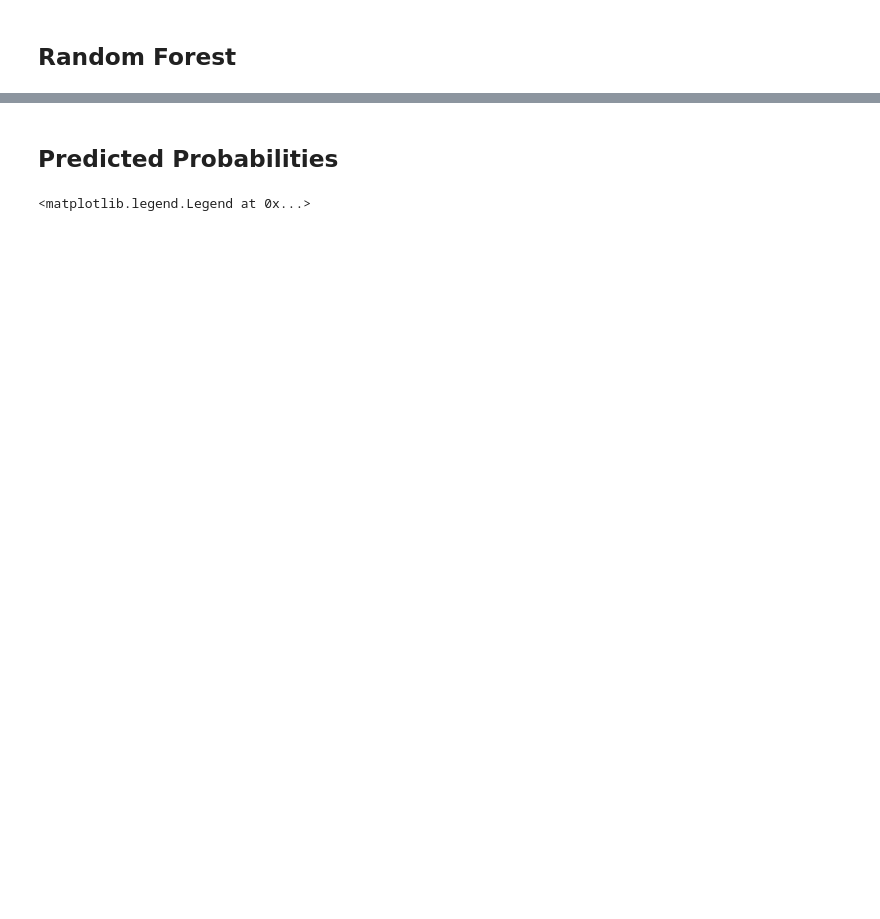
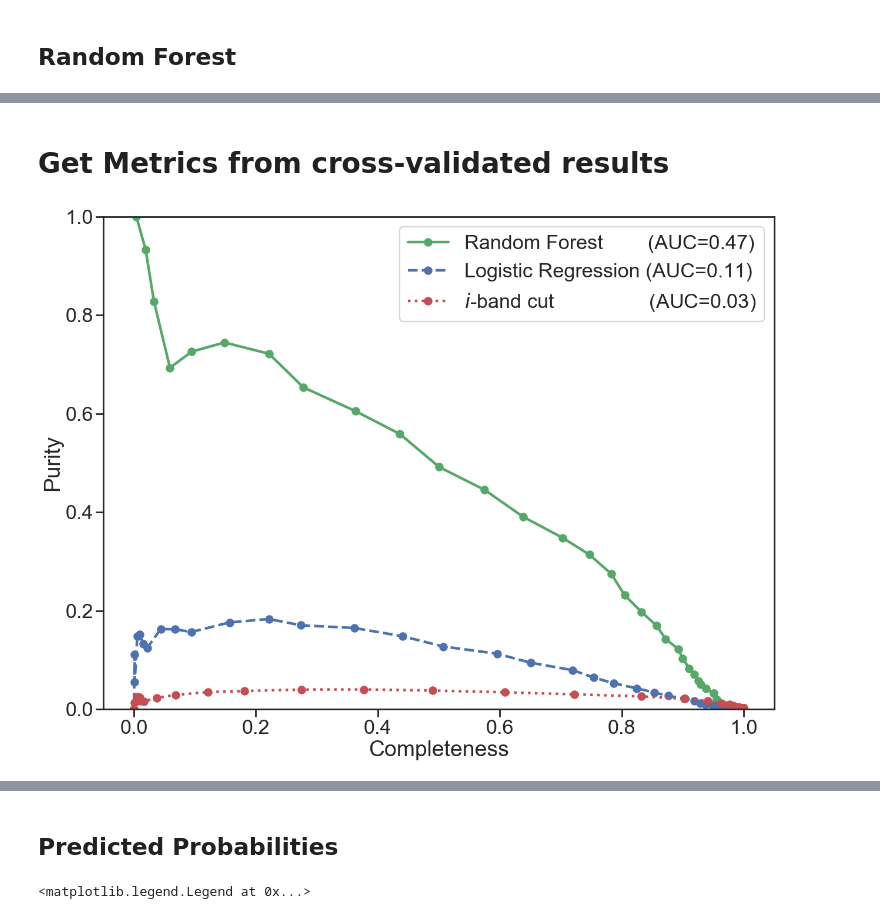
Before and after one commit to yluo54301/dwarf_photo-z, a Jupyter notebook: dwarfz/catalog_only_classifier/classifier_comparison.ipynb, the cells around one changed output, grey strips where cells are left out. Cells and saved outputs as stored; diff of their text form; code cells hidden in the pictures; blank space fills up the shorter version.

Commit message:
update analysis notebooks to thesis version

```diff
--- a/dwarfz/catalog_only_classifier/classifier_comparison.ipynb
+++ b/dwarfz/catalog_only_classifier/classifier_comparison.ipynb
@@ -489,0 +339,2 @@ plt.legend(loc="best")
+# %% [markdown]
+# Get Metrics from cross-validated results
@@ -489,0 +395,19 @@ plt.legend(loc="best")
+# %%
+purities_RF = get_purities("RF_prob")
+completenesses_RF = get_completenesses("RF_prob")
+TPR_RF = completenesses_RF
+FPR_RF = get_FPRs("RF_prob")
+object_density_RF = get_selected_object_density("RF_prob")
+
+
+purities_LR = get_purities("LR_prob")
+completenesses_LR = get_completenesses("LR_prob")
+TPR_LR = completenesses_LR
+FPR_LR = get_FPRs("LR_prob")
+object_density_LR = get_selected_object_density("LR_prob")
+
+purities_i_mag = get_purities("i_mag_prob")
+completenesses_i_mag = get_completenesses("i_mag_prob")
+TPR_i_mag = completenesses_i_mag
+FPR_i_mag = get_FPRs("i_mag_prob")
+object_density_i_mag = get_selected_object_density("i_mag_prob")
@@ -489,0 +417,35 @@ plt.legend(loc="best")
+# %%
+AUC_RF = sklearn.metrics.average_precision_score(df_results.target, df_results.RF_prob)
+plt.plot(completenesses_RF, purities_RF,
+         marker="o", color=color_RF, label="Random Forest        (AUC={:.2f})".format(AUC_RF),
+         linewidth=linewidth,
+)
+
+AUC_LR = sklearn.metrics.average_precision_score(df_results.target, df_results.LR_prob)
+plt.plot(completenesses_LR, purities_LR,
+         marker="o", color=color_LR, label="Logistic Regression (AUC={:.2f})".format(AUC_LR),
+         linestyle="dashed",
+         linewidth=linewidth,
+)
+AUC_i_mag = sklearn.metrics.average_precision_score(df_results.target, df_results.i_mag_prob)
+plt.plot(completenesses_i_mag, purities_i_mag,
+         marker="o", color=color_MC, label="$i$-band cut                 (AUC={:.2f})".format(AUC_i_mag),
+         linestyle="dotted",
+         linewidth=linewidth,
+)
+
+
+plt.xlabel("Completeness")
+plt.ylabel("Purity")
+plt.ylim(0,1)
+
+
+leg = plt.legend(loc="best")
+
+
+filename = "plots_for_thesis/purity-completeness-all"
+plt.tight_layout()
+plt.savefig(filename + ".pdf")
+plt.savefig(filename + ".png")
+# %% [output]
+[figure, added]
```
Also changed, not shown: parts of 75 cells of this notebook, 5 other files.
